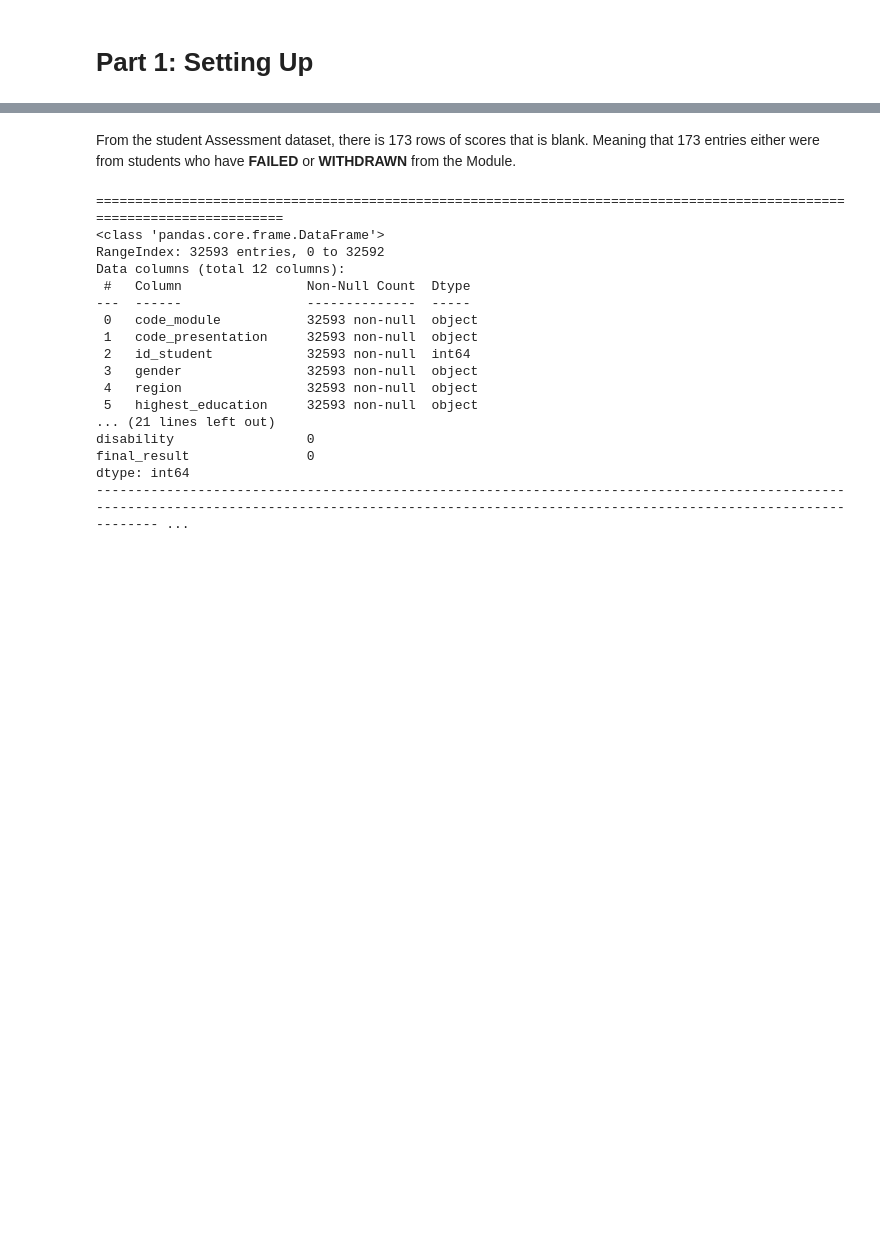
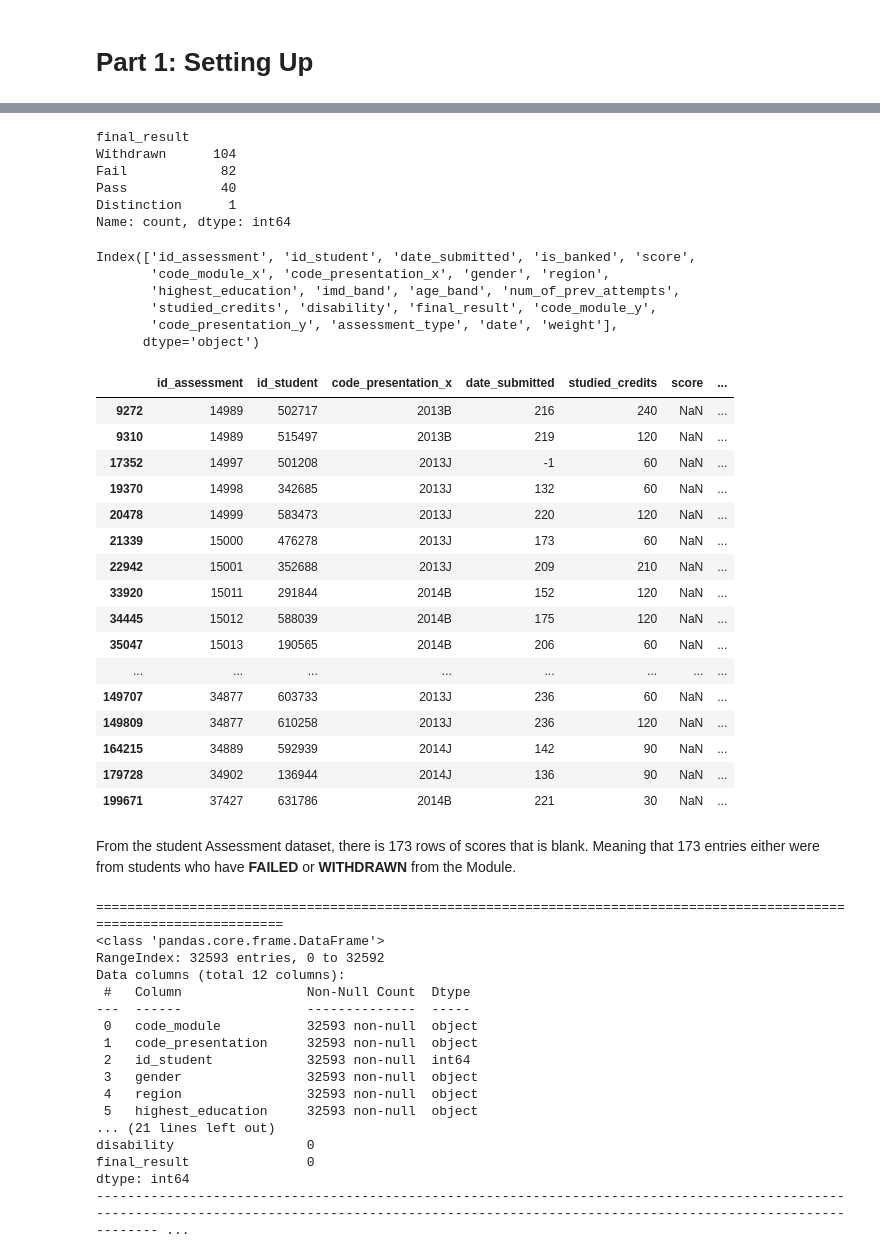
Before and after one commit to buppanasu/Student-Grade-Predictor, a Jupyter notebook: 1)DataProcessing_Analysis_FeatureExtraction/EDA.ipynb, the cells around one changed output, grey strips where cells are left out. Drawn from its saved outputs; the diff is of its cells as text; code cells hidden in the pictures; blank space fills up the shorter version.

```diff
--- a/1)DataProcessing_Analysis_FeatureExtraction/EDA.ipynb
+++ b/1)DataProcessing_Analysis_FeatureExtraction/EDA.ipynb
@@ -173,0 +238,11 @@ dtype: int64
+# %%
+# Step 1: Merge studentAssessment and studentInfo on 'id_student'
+df_studentAssessmentAndstudentInfo = pd.merge(df_studentAssessment, df_studentInfo, on='id_student', how='inner')
+
+# Step 2: Merge the previous merge result with assessments on 'id_assessment'
+df_merged = pd.merge(df_studentAssessmentAndstudentInfo, df_assessments, on='id_assessment', how='inner')
+
+# Filter rows where any value in df_studentAssessment columns is NULL
+missing_assessment_rows = df_merged[df_merged[df_studentAssessment.columns].isna().any(axis=1)]
+
+missing_assessment_rows.head()
@@ -174,3 +257,51 @@ dtype: int64
+# %%
+# Count occurrences of each category in the 'final_result' column
+final_result_counts = missing_assessment_rows['final_result'].value_counts()
+
+final_result_counts
+# %% [output]
+final_result
+Withdrawn      104
+Fail            82
+Pass            40
+Distinction      1
+Name: count, dtype: int64
+# %%
+# Filter rows where 'final_result' is either 'Pass' or 'Distinction'
+pass_distinction_df = missing_assessment_rows[missing_assessment_rows['final_result'].isin(['Pass', 'Distinction'])]
+
+pass_distinction_df.columns
+# %% [output]
+Index(['id_assessment', 'id_student', 'date_submitted', 'is_banked', 'score',
+       'code_module_x', 'code_presentation_x', 'gender', 'region',
+       'highest_education', 'imd_band', 'age_band', 'num_of_prev_attempts',
+       'studied_credits', 'disability', 'final_result', 'code_module_y',
+       'code_presentation_y', 'assessment_type', 'date', 'weight'],
+      dtype='object')
+# %%
+# Select Columns to focus on
+selected_columns = ['id_assessment', 'id_student','code_presentation_x', 'date_submitted','studied_credits','score','assessment_type','final_result','weight']
+
+# Display the filtered DataFrame
+pass_distinction_df[selected_columns]
+# %% [output]
+|  | id_assessment | id_student | code_presentation_x | date_submitted | studied_credits | score | ... |
+| 9272 | 14989 | 502717 | 2013B | 216 | 240 | NaN | ... |
+| 9310 | 14989 | 515497 | 2013B | 219 | 120 | NaN | ... |
+| 17352 | 14997 | 501208 | 2013J | -1 | 60 | NaN | ... |
+| 19370 | 14998 | 342685 | 2013J | 132 | 60 | NaN | ... |
+| 20478 | 14999 | 583473 | 2013J | 220 | 120 | NaN | ... |
+| 21339 | 15000 | 476278 | 2013J | 173 | 60 | NaN | ... |
+| 22942 | 15001 | 352688 | 2013J | 209 | 210 | NaN | ... |
+| 33920 | 15011 | 291844 | 2014B | 152 | 120 | NaN | ... |
+| 34445 | 15012 | 588039 | 2014B | 175 | 120 | NaN | ... |
+| 35047 | 15013 | 190565 | 2014B | 206 | 60 | NaN | ... |
+| ... | ... | ... | ... | ... | ... | ... | ... |
+| 149707 | 34877 | 603733 | 2013J | 236 | 60 | NaN | ... |
+| 149809 | 34877 | 610258 | 2013J | 236 | 120 | NaN | ... |
+| 164215 | 34889 | 592939 | 2014J | 142 | 90 | NaN | ... |
+| 179728 | 34902 | 136944 | 2014J | 136 | 90 | NaN | ... |
+| 199671 | 37427 | 631786 | 2014B | 221 | 30 | NaN | ... |
 # %% [markdown]
 From the student Assessment dataset, there is 173 rows of scores that is blank. Meaning that 173 entries either were from students who have **FAILED** or **WITHDRAWN** from the Module.
 # %%
```
Also changed, not shown: parts of 19 cells of this notebook, 1 other file.
